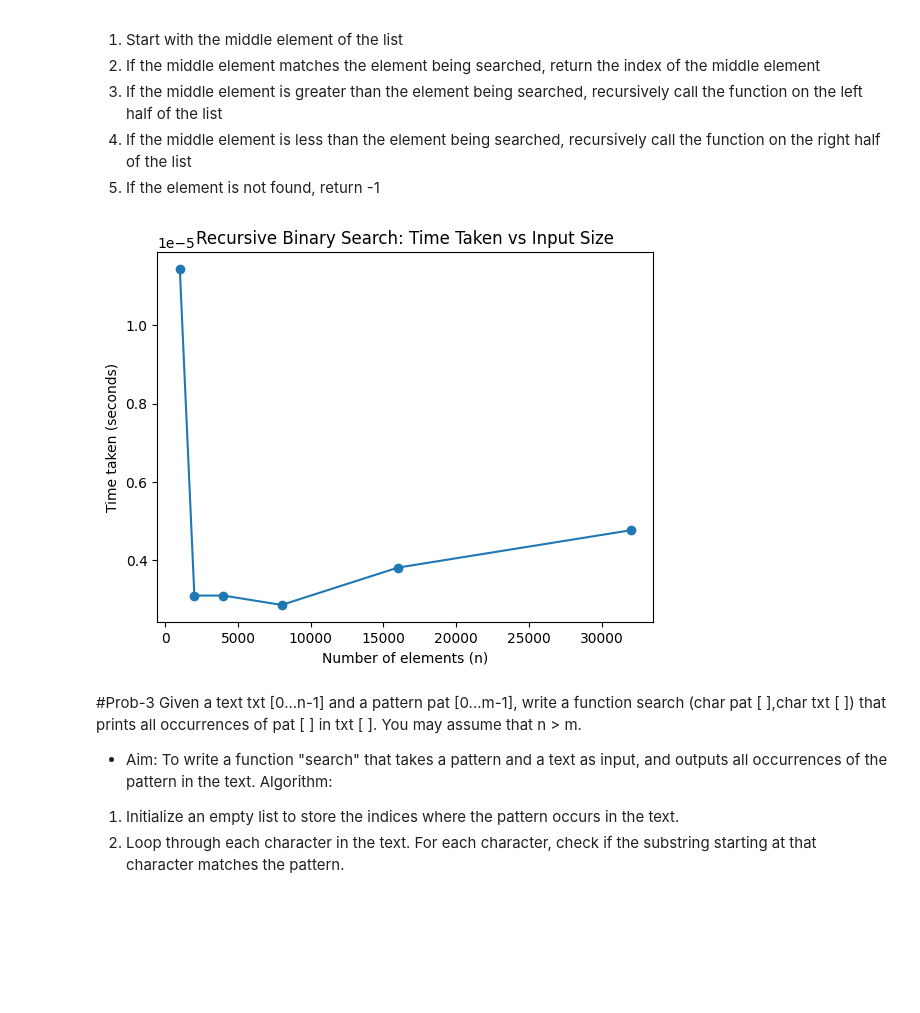
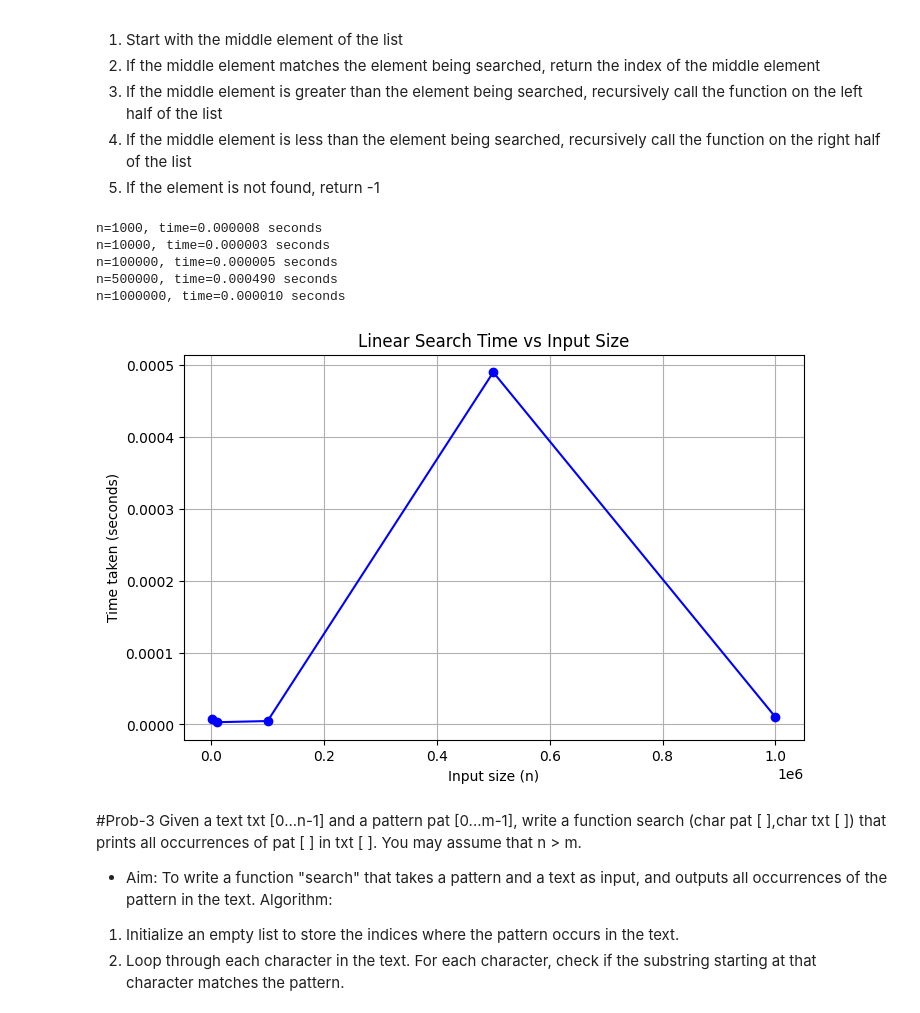
Before and after one commit to amvn303/APS-Lab, a Jupyter notebook: lab_4.ipynb, the cells around one changed output. Cells and saved outputs as stored; diff of their text form; code cells hidden in the pictures; blank space fills up the shorter version.

```diff
--- a/lab_4.ipynb
+++ b/lab_4.ipynb
@@ -55,39 +67,47 @@ Algorithm:
 5. If the element is not found, return -1
 # %%
 #Prob_2: write code for recursive Binary Search and plot a graph to visualize the relationship between time taken and input size
-import time
-import matplotlib.pyplot as plt
-
-def binary_search(arr, low, high, key):
-    if low > high:
+def binary_search(arr, low, high, x):
+    if high >= low:
+        mid = (high + low) // 2
+        if arr[mid] == x:
+            return mid
+        elif arr[mid] > x:
+            return binary_search(arr, low, mid - 1, x)
+        else:
+            return binary_search(arr, mid + 1, high, x)
+    else:
         return -1
-    mid = (low + high) // 2
-    if arr[mid] == key:
-        return mid
-    elif arr[mid] > key:
-        return binary_search(arr, low, mid - 1, key)
-    else:
-        return binary_search(arr, mid + 1, high, key)
-
-sizes = [1000, 2000, 4000, 8000, 16000, 32000]
-time_taken = []
+sizes = [10**3, 10**4, 10**5, 5*10**5, 10**6]
+times = []
 
 for n in sizes:
-    arr = list(range(n))
-    key = n - 1
-    start_time = time.time()
-    binary_search(arr, 0, n - 1, key)
-    end_time = time.time()
-    time_taken.append(end_time - start_time)
+    nums = list(range(n))
+    target = random.choice(nums)
 
-plt.figure()
-plt.plot(sizes, time_taken, marker='o')
-plt.xlabel("Number of elements (n)")
+    start = time.perf_counter()
+    binary_search(nums, 0, len(nums), target)
+    end = time.perf_counter()
+
+    times.append(end - start)
+
+for s, t in zip(sizes, times):
+    print(f"n={s}, time={t:.6f} seconds")
+
+plt.figure(figsize=(8,5))
+plt.plot(sizes, times, marker='o', linestyle='-', color='b')
+plt.xlabel("Input size (n)")
 plt.ylabel("Time taken (seconds)")
-plt.title("Recursive Binary Search: Time Taken vs Input Size")
+plt.title("Linear Search Time vs Input Size")
+plt.grid(True)
 plt.show()
 # %% [output]
+n=1000, time=0.000008 seconds
+n=10000, time=0.000003 seconds
+n=100000, time=0.000005 seconds
+n=500000, time=0.000490 seconds
+n=1000000, time=0.000010 seconds
-[figure, old version]
+[figure, new version]
 # %% [markdown]
 #Prob-3
 Given a text txt [0...n-1] and a pattern pat [0...m-1], write a function search (char pat [ ],char txt [ ]) that prints all occurrences of pat [ ] in txt [ ]. You may assume that n > m.
```
Also changed, not shown: parts of 3 cells of this notebook.
